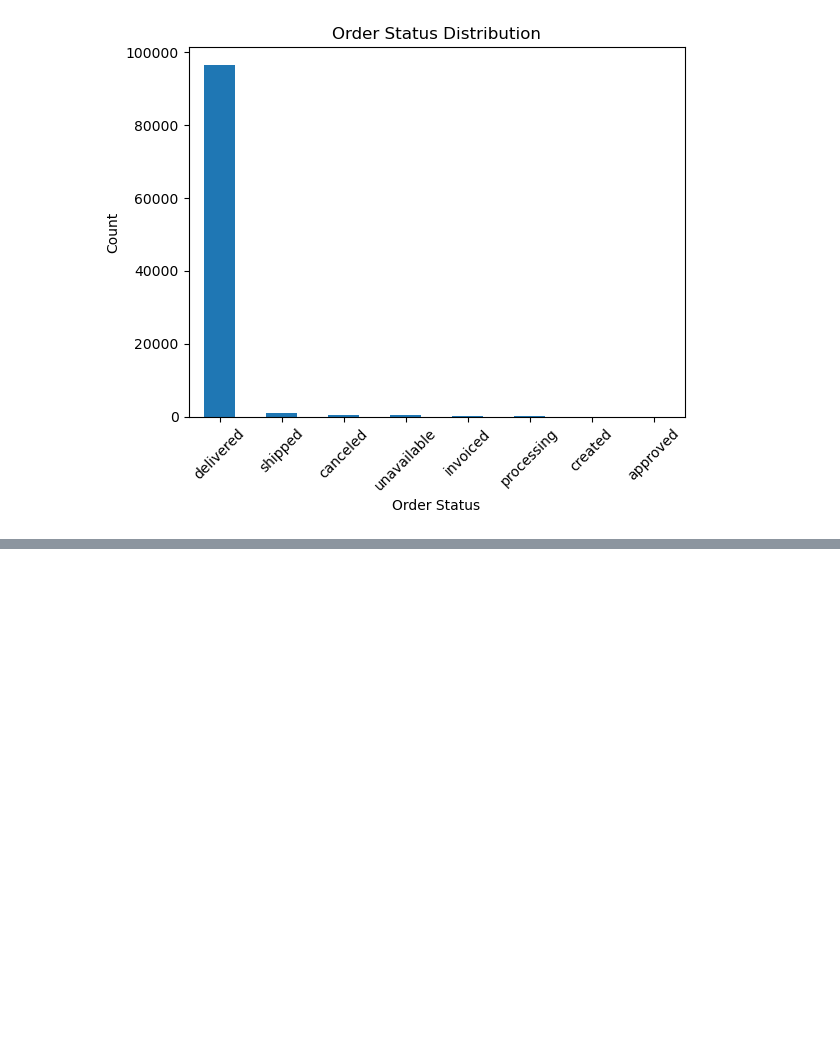
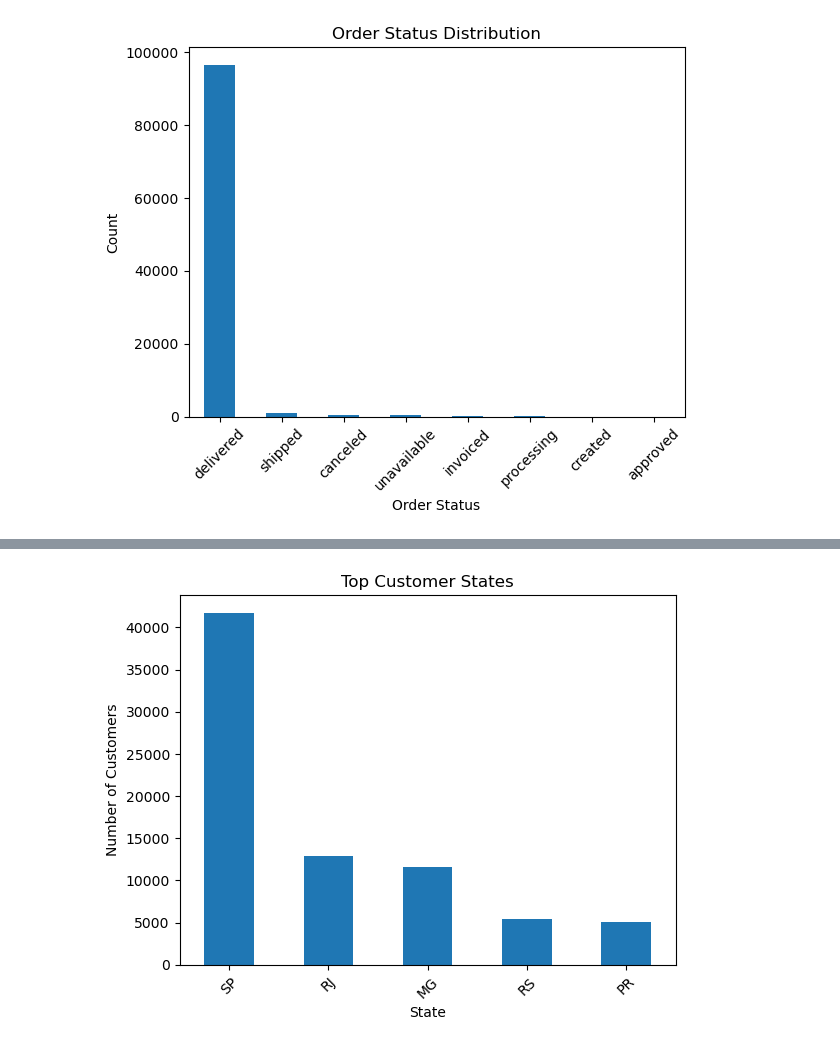
Before and after one commit to asvarshini/AI_Smart_Ecommerce_Analyzer, a Jupyter notebook: notebooks/eda_analysis.ipynb, the cells around one changed output, grey strips where cells are left out. Saved outputs shown, nothing was run; the diff lists cells and outputs as text; code cells hidden in the pictures; blank space fills up the shorter version.

Commit message:
EDA: customer purchase behaviour analysis

```diff
--- a/notebooks/eda_analysis.ipynb
+++ b/notebooks/eda_analysis.ipynb
@@ -172,0 +176,3 @@ plt.show()
+# %%
+df_customers=pd.read_csv(r"D:\AI_Smart_Ecommerce_Analyzer\data\00_raw\olist_customers_dataset.csv")
+df_customers.info()
@@ -172,0 +192,3 @@ plt.show()
+# %%
+mer_geo=pd.merge(df_orders,df_customers,on='customer_id')
+mer_geo.info()
@@ -172,0 +215,3 @@ plt.show()
+# %%
+state_count=mer_geo['customer_state'].value_counts().head()
+state_count
@@ -172,0 +226,11 @@ plt.show()
+# %%
+# Visualize top customer states
+
+state_count.plot(kind='bar')
+plt.title("Top Customer States")
+plt.xlabel("State")
+plt.ylabel("Number of Customers")
+plt.xticks(rotation=45)
+plt.show()
+# %% [output]
+[figure, added]
```
Also changed, not shown: parts of 8 cells of this notebook.
